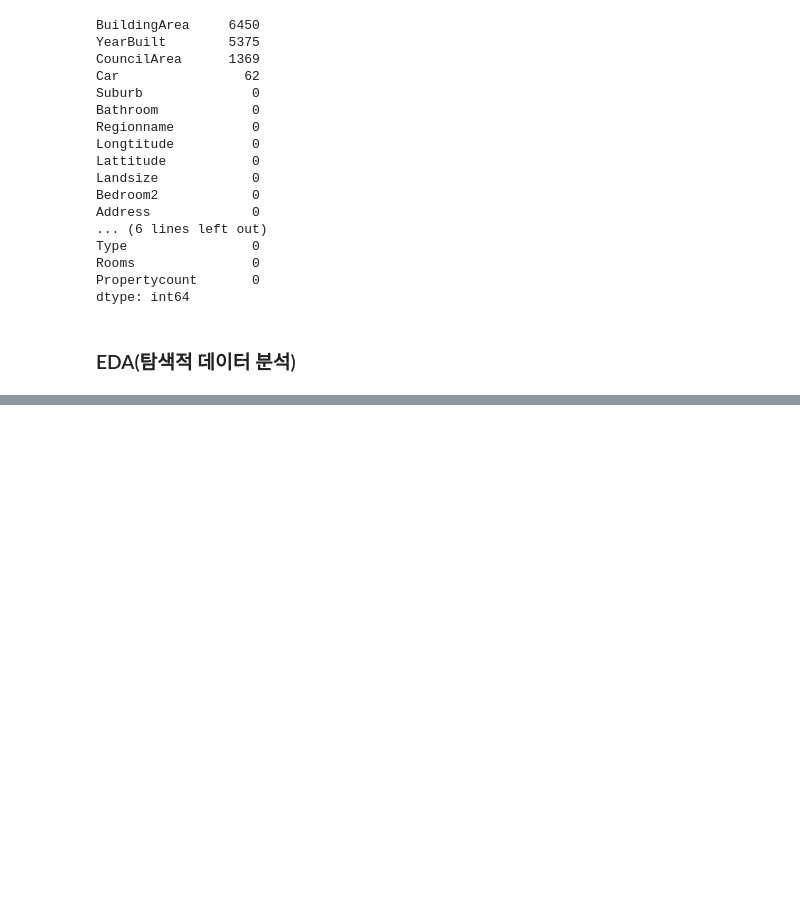
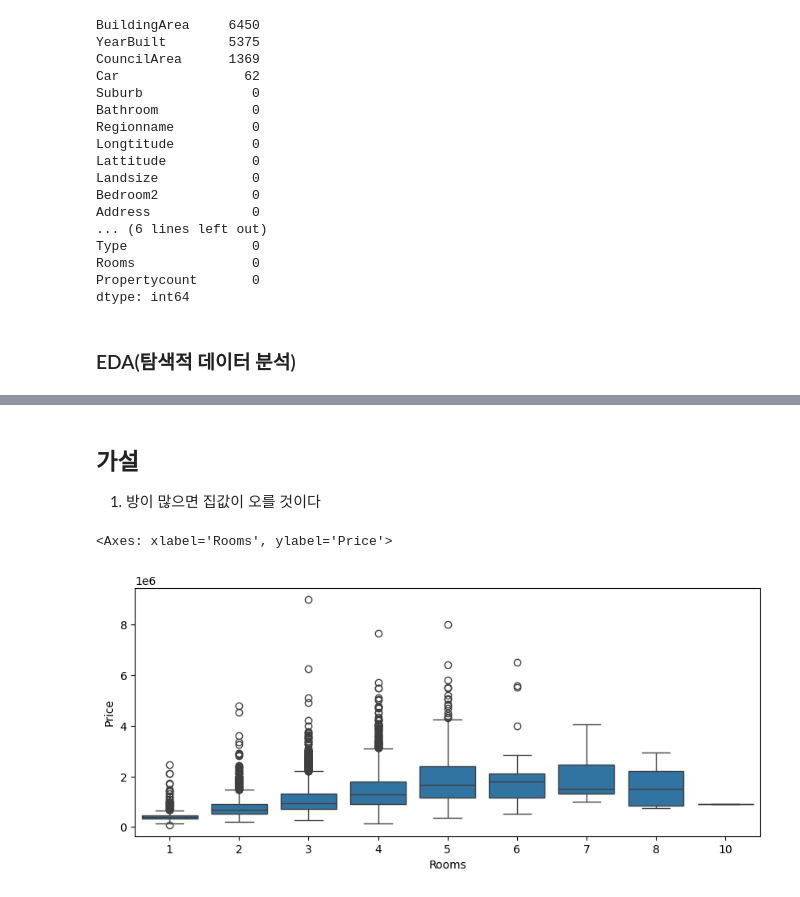
Before and after one commit to Git-Jeong/Machine_Learning, a Jupyter notebook: study/ex_05_선형회귀_활용한_주택_가격의_예측.ipynb, the cells around one changed output, grey strips where cells are left out. Drawn from its saved outputs; the diff is of its cells as text; code cells hidden in the pictures; blank space fills up the shorter version.

```diff
--- a/study/ex_05_선형회귀_활용한_주택_가격의_예측.ipynb
+++ b/study/ex_05_선형회귀_활용한_주택_가격의_예측.ipynb
@@ -99,0 +112,10 @@ dtype: int64
+# %% [markdown]
+## 가설
+1. 방이 많으면 집값이 오를 것이다
+# %%
+plt.figure(figsize=(10, 4))
+
+sns.boxplot(x = 'Rooms', y = 'Price', data = data)
+# %% [output]
+<Axes: xlabel='Rooms', ylabel='Price'>
+[figure, added]
```
Also changed, not shown: parts of 1 cell of this notebook.
